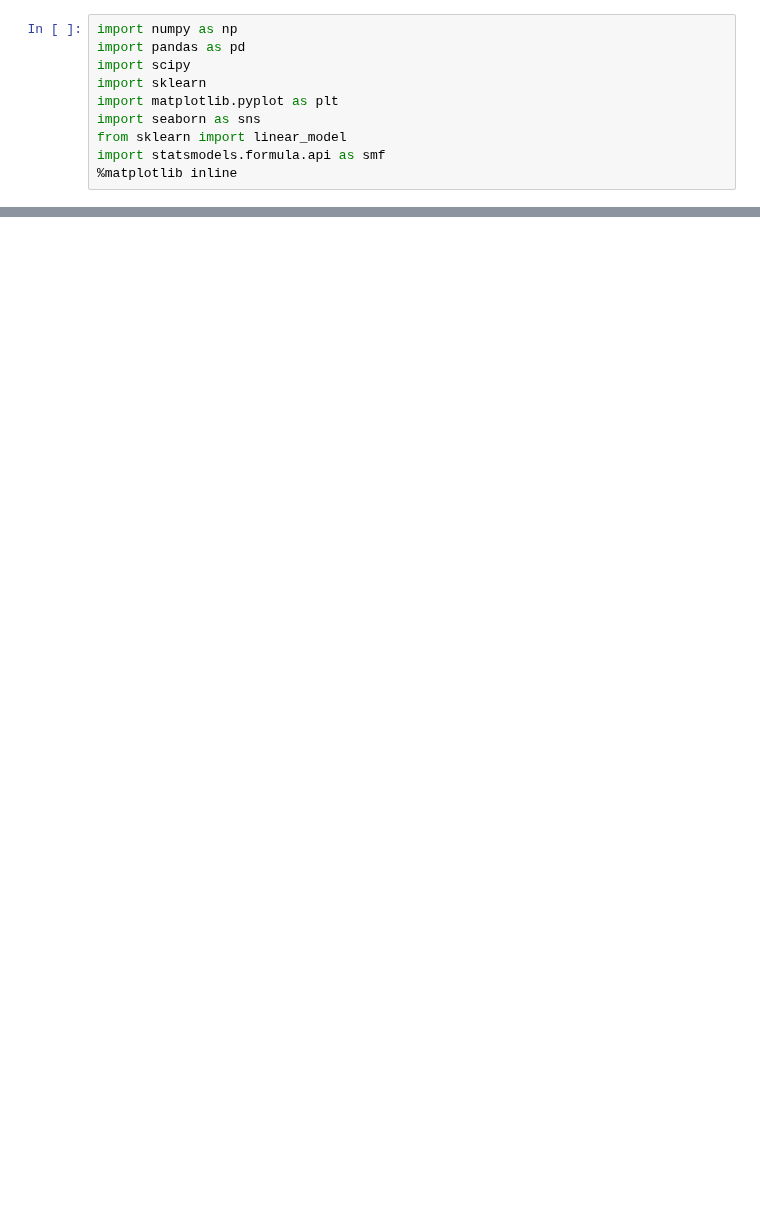
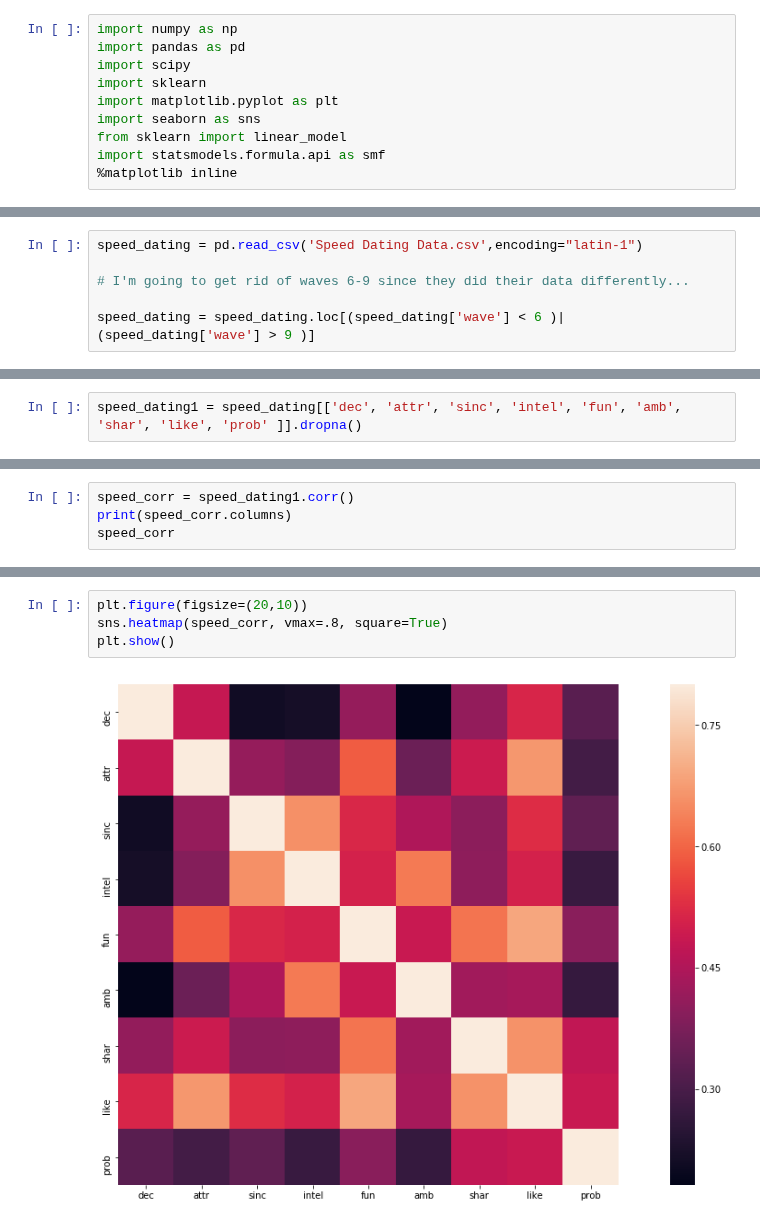
Before and after one commit to VincentG123/ThinkfulBootcamp, a Jupyter notebook: Speed_Dating_Exploration.ipynb, the cells around one changed output, grey strips where cells are left out. Saved outputs shown, nothing was run; the diff lists cells and outputs as text; blank space fills up the shorter version.

```diff
--- a/Speed_Dating_Exploration.ipynb
+++ b/Speed_Dating_Exploration.ipynb
@@ -13,3 +14,9 @@ speed_dating = pd.read_csv('Speed Dating Data.csv',encoding="latin-1")
+# %%
+speed_dating = pd.read_csv('Speed Dating Data.csv',encoding="latin-1")
+
+# I'm going to get rid of waves 6-9 since they did their data differently...
+
+speed_dating = speed_dating.loc[(speed_dating['wave'] < 6 )| (speed_dating['wave'] > 9 )]
 # %%
 pd.set_option('display.max_columns', None)
 pd.set_option('display.max_rows', 50)
@@ -42,0 +47,2 @@ speed_dating.iid.nunique()
+# %%
+speed_dating1 = speed_dating[['dec', 'attr', 'sinc', 'intel', 'fun', 'amb', 'shar', 'like', 'prob' ]].dropna()
@@ -42,0 +53,4 @@ speed_dating.iid.nunique()
+# %%
+speed_corr = speed_dating1.corr()
+print(speed_corr.columns)
+speed_corr
@@ -42,0 +69,6 @@ speed_dating.iid.nunique()
+# %%
+plt.figure(figsize=(20,10))
+sns.heatmap(speed_corr, vmax=.8, square=True)
+plt.show()
+# %% [output]
+[figure, added]
```
Also changed, not shown: parts of 22 cells of this notebook.
